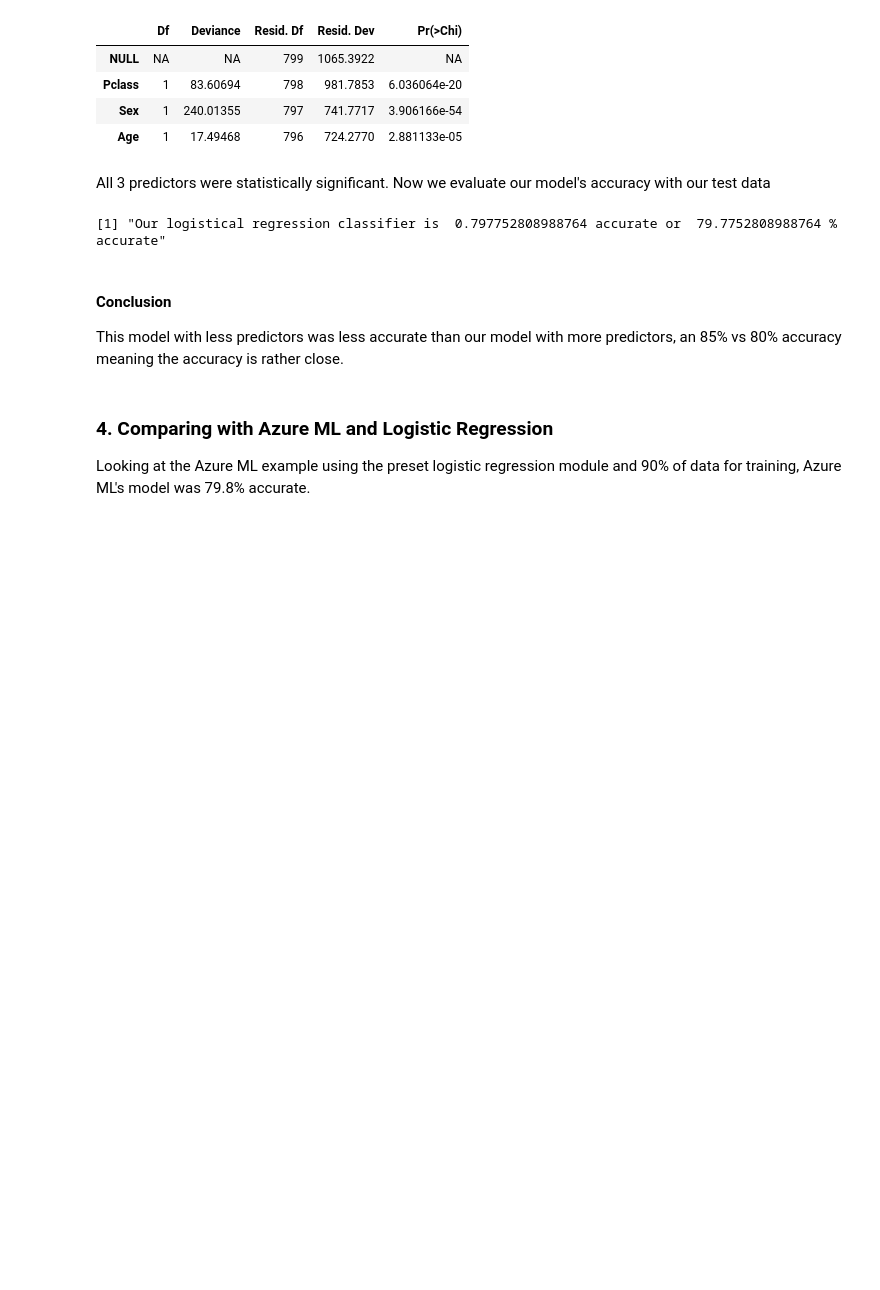
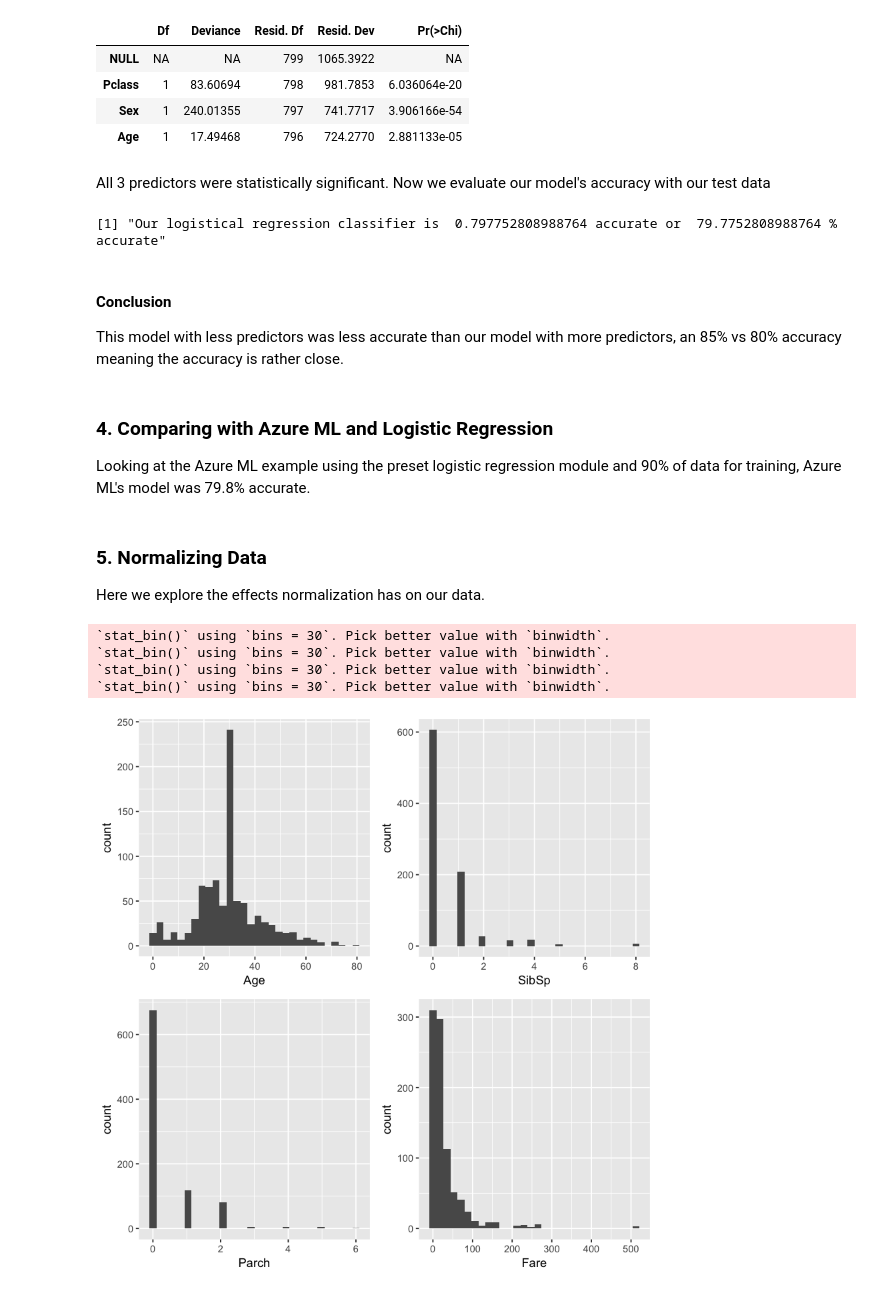
Before and after one commit to tjbencomo/Titanic, a Jupyter notebook: Tomas_Modeling.ipynb, the cells around one changed output. Saved outputs shown, nothing was run; the diff lists cells and outputs as text; code cells hidden in the pictures; blank space fills up the shorter version.

```diff
--- a/Tomas_Modeling.ipynb
+++ b/Tomas_Modeling.ipynb
@@ -314,3 +322,23 @@ This model with less predictors was less accurate than our model with more predi
 # %% [markdown]
 ### 4. Comparing with Azure ML and Logistic Regression
 Looking at the Azure ML example using the preset logistic regression module and 90% of data for training, Azure ML's model was 79.8% accurate.
+# %% [markdown]
+### 5. Normalizing Data
+Here we explore the effects normalization has on our data.
+# %%
+df <- read.csv(file = 'datasets/train_edited.csv')
+df <- df %>% select(-PassengerId, -Name, -Ticket, -Sex, -Embarked, -Survived, -Pclass)
+#normal output
+p1 <- ggplot(df, aes(Age)) + geom_histogram()
+p2 <- ggplot(df, aes(SibSp)) + geom_histogram()
+p3 <- ggplot(df, aes(Parch)) + geom_histogram()
+p4 <- ggplot(df, aes(Fare)) + geom_histogram()
+grid.arrange(p1, p2, p3, p4, ncol = 2)
+# columns <- sapply(df, is.numeric)
+# df[columns] <- sapply(df[columns], scale)
+# %% [output]
+`stat_bin()` using `bins = 30`. Pick better value with `binwidth`.
+`stat_bin()` using `bins = 30`. Pick better value with `binwidth`.
+`stat_bin()` using `bins = 30`. Pick better value with `binwidth`.
+`stat_bin()` using `bins = 30`. Pick better value with `binwidth`.
+[figure, added]
```
Also changed, not shown: parts of 13 cells of this notebook, 2 other files.
